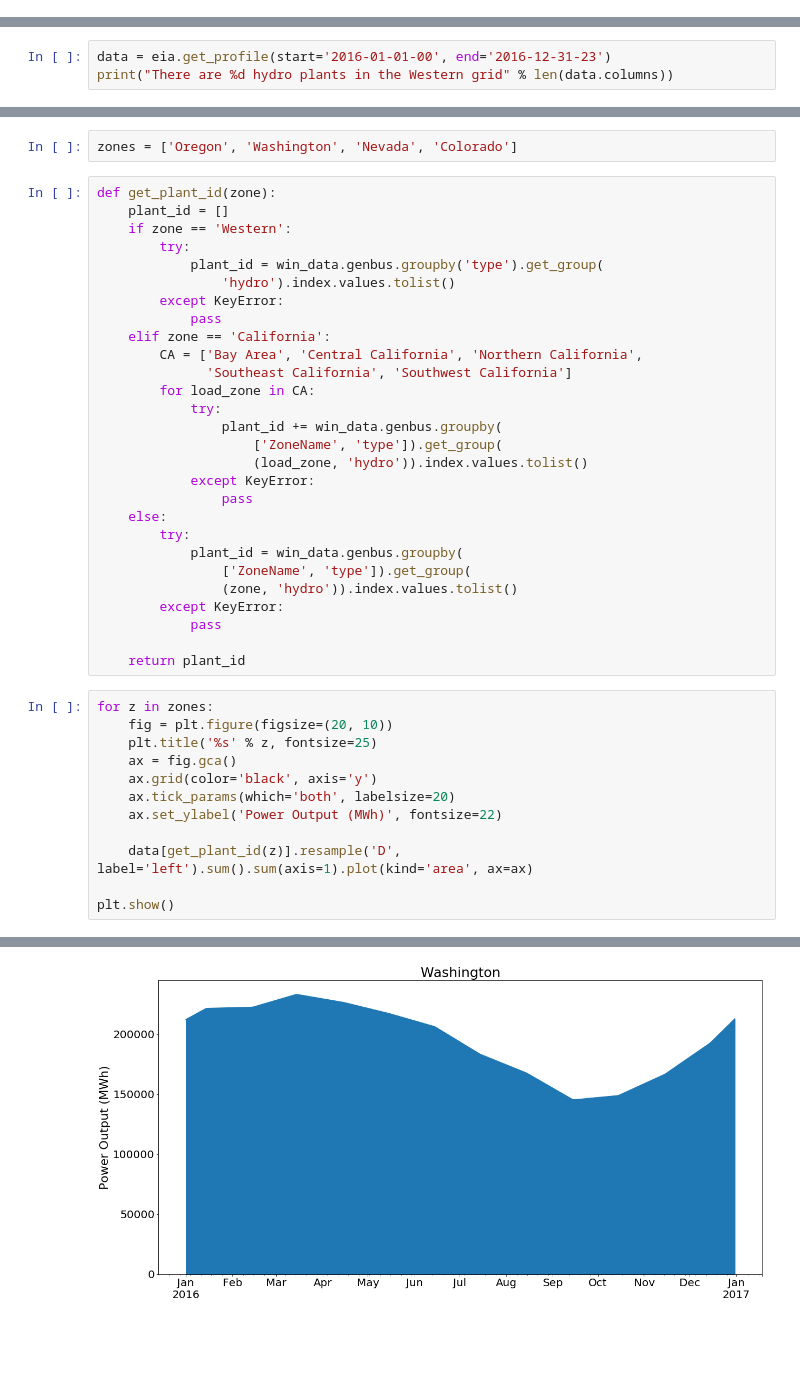
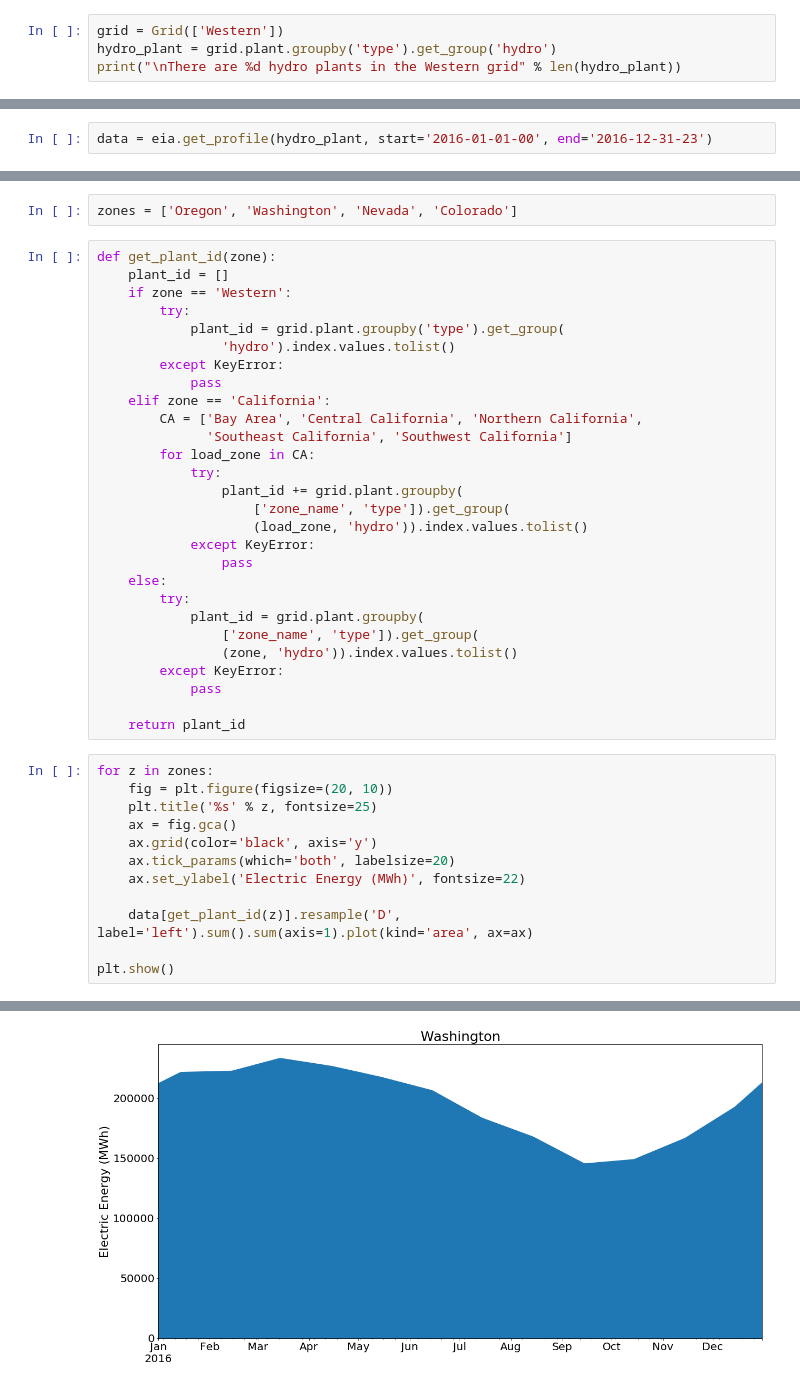
Before and after one commit to Breakthrough-Energy/PreREISE, a Jupyter notebook: prereise/gather/hydrodata/eia/demo/eia_demo.ipynb, the cells around one changed output, grey strips where cells are left out. Drawn from its saved outputs; the diff is of its cells as text; blank space fills up the shorter version.

Commit message:
docs: Start writing section on Grid object

```diff
--- a/prereise/gather/hydrodata/eia/demo/eia_demo.ipynb
+++ b/prereise/gather/hydrodata/eia/demo/eia_demo.ipynb
@@ -24,0 +16,4 @@ Done loading
+# %%
+grid = Grid(['Western'])
+hydro_plant = grid.plant.groupby('type').get_group('hydro')
+print("\nThere are %d hydro plants in the Western grid" % len(hydro_plant))
@@ -27,3 +34,2 @@ Done loading
 # %%
-data = eia.get_profile(start='2016-01-01-00', end='2016-12-31-23')
-print("There are %d hydro plants in the Western grid" % len(data.columns))
+data = eia.get_profile(hydro_plant, start='2016-01-01-00', end='2016-12-31-23')
@@ -60,7 +64,7 @@ def get_plant_id(zone):
     plant_id = []
     if zone == 'Western':
         try:
-            plant_id = win_data.genbus.groupby('type').get_group(
+            plant_id = grid.plant.groupby('type').get_group(
                 'hydro').index.values.tolist()
         except KeyError:
             pass
@@ -69,15 +73,15 @@ def get_plant_id(zone):
               'Southeast California', 'Southwest California']
         for load_zone in CA:
             try:
-                plant_id += win_data.genbus.groupby(
-                    ['ZoneName', 'type']).get_group(
+                plant_id += grid.plant.groupby(
+                    ['zone_name', 'type']).get_group(
                     (load_zone, 'hydro')).index.values.tolist()
             except KeyError:
                 pass
     else:
         try:
-            plant_id = win_data.genbus.groupby(
-                ['ZoneName', 'type']).get_group(
+            plant_id = grid.plant.groupby(
+                ['zone_name', 'type']).get_group(
                 (zone, 'hydro')).index.values.tolist()
         except KeyError:
             pass
@@ -90,7 +94,7 @@ for z in zones:
     ax = fig.gca()
     ax.grid(color='black', axis='y')
     ax.tick_params(which='both', labelsize=20)
-    ax.set_ylabel('Power Output (MWh)', fontsize=22)
+    ax.set_ylabel('Electric Energy (MWh)', fontsize=22)
 
     data[get_plant_id(z)].resample('D', label='left').sum().sum(axis=1).plot(kind='area', ax=ax)
 
@@ -100 +104 @@ plt.show()
-[figure, old version]
+[figure, new version]
```
Also changed, not shown: parts of 7 cells of this notebook, 5 other files.
